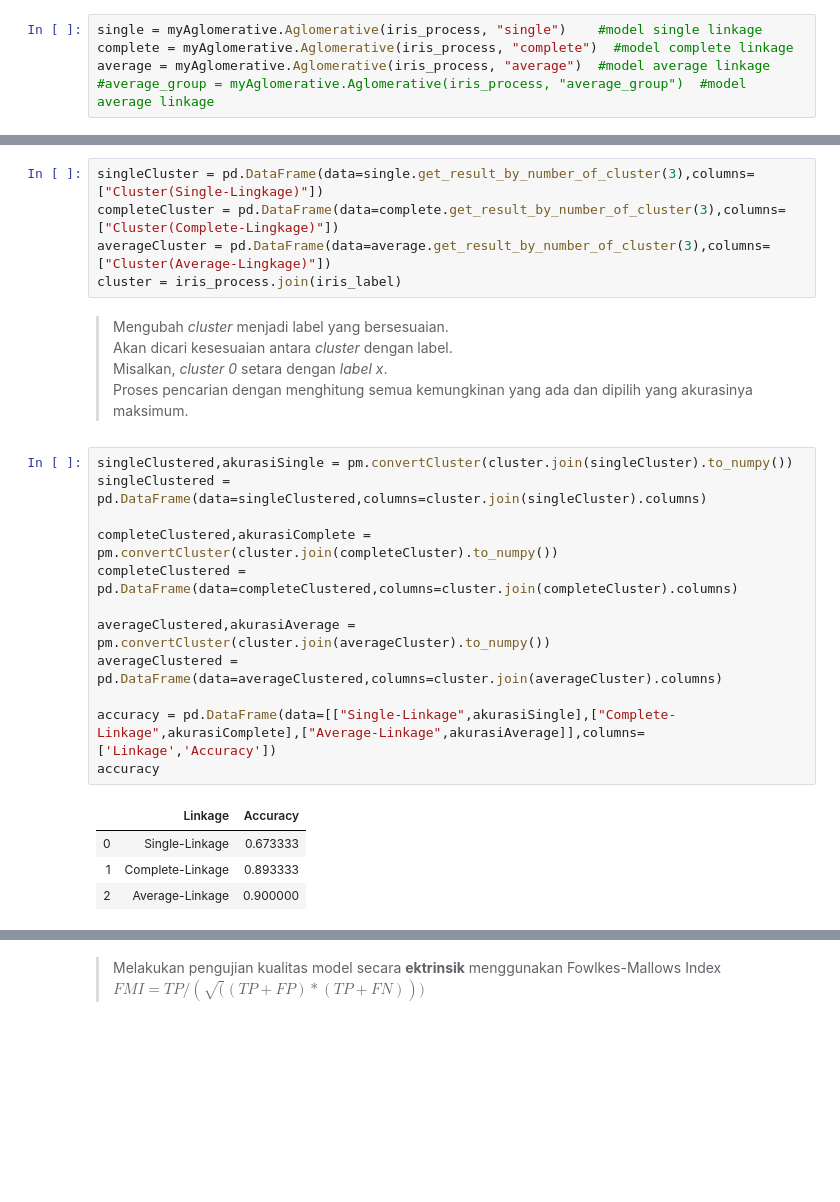
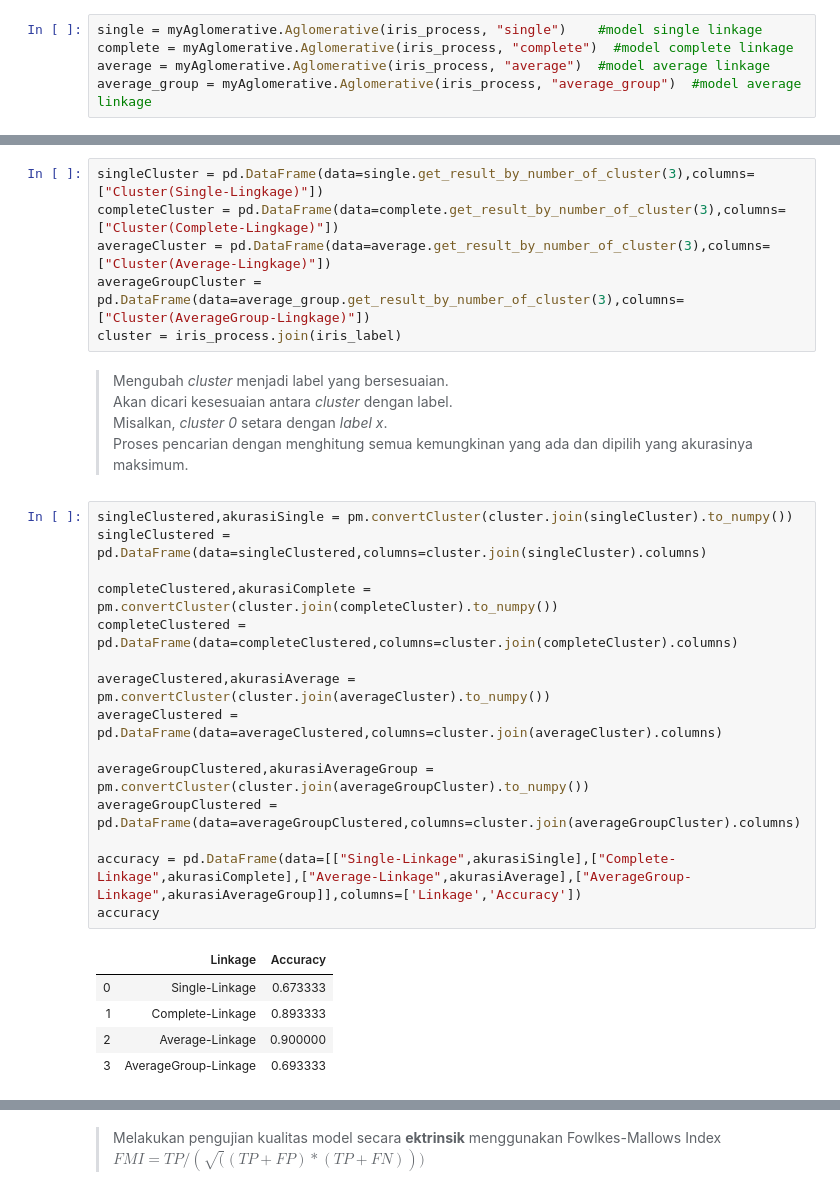
Before and after one commit to akmalamka/myKMeansAndmyAgglomerative, a Jupyter notebook: Tubes2B(verNurdin).ipynb, the cells around one changed output, grey strips where cells are left out. Saved outputs shown, nothing was run; the diff lists cells and outputs as text; blank space fills up the shorter version.

```diff
--- a/Tubes2B(verNurdin).ipynb
+++ b/Tubes2B(verNurdin).ipynb
@@ -32,13 +34,14 @@ iris_label = iris.iloc[:,5]
 single = myAglomerative.Aglomerative(iris_process, "single")    #model single linkage
 complete = myAglomerative.Aglomerative(iris_process, "complete")  #model complete linkage
 average = myAglomerative.Aglomerative(iris_process, "average")  #model average linkage
-#average_group = myAglomerative.Aglomerative(iris_process, "average_group")  #model average linkage
+average_group = myAglomerative.Aglomerative(iris_process, "average_group")  #model average linkage
 # %% [markdown]
 > Melakukan *clustering* dengan jumlah *cluster* = 3
 # %%
 singleCluster = pd.DataFrame(data=single.get_result_by_number_of_cluster(3),columns=["Cluster(Single-Lingkage)"])
 completeCluster = pd.DataFrame(data=complete.get_result_by_number_of_cluster(3),columns=["Cluster(Complete-Lingkage)"])
 averageCluster = pd.DataFrame(data=average.get_result_by_number_of_cluster(3),columns=["Cluster(Average-Lingkage)"])
+averageGroupCluster = pd.DataFrame(data=average_group.get_result_by_number_of_cluster(3),columns=["Cluster(AverageGroup-Lingkage)"])
 cluster = iris_process.join(iris_label)
 # %% [markdown]
 > Mengubah *cluster* menjadi label yang bersesuaian. <br>
@@ -48,18 +51,22 @@ cluster = iris_process.join(iris_label)
 # %%
 singleClustered,akurasiSingle = pm.convertCluster(cluster.join(singleCluster).to_numpy())
 singleClustered = pd.DataFrame(data=singleClustered,columns=cluster.join(singleCluster).columns)
 
 completeClustered,akurasiComplete = pm.convertCluster(cluster.join(completeCluster).to_numpy())
 completeClustered = pd.DataFrame(data=completeClustered,columns=cluster.join(completeCluster).columns)
 
 averageClustered,akurasiAverage = pm.convertCluster(cluster.join(averageCluster).to_numpy())
 averageClustered = pd.DataFrame(data=averageClustered,columns=cluster.join(averageCluster).columns)
 
-accuracy = pd.DataFrame(data=[["Single-Linkage",akurasiSingle],["Complete-Linkage",akurasiComplete],["Average-Linkage",akurasiAverage]],columns=['Linkage','Accuracy'])
+averageGroupClustered,akurasiAverageGroup = pm.convertCluster(cluster.join(averageGroupCluster).to_numpy())
+averageGroupClustered = pd.DataFrame(data=averageGroupClustered,columns=cluster.join(averageGroupCluster).columns)
+
+accuracy = pd.DataFrame(data=[["Single-Linkage",akurasiSingle],["Complete-Linkage",akurasiComplete],["Average-Linkage",akurasiAverage],["AverageGroup-Linkage",akurasiAverageGroup]],columns=['Linkage','Accuracy'])
 accuracy
 # %% [output]
 |  | Linkage | Accuracy |
 | 0 | Single-Linkage | 0.673333 |
 | 1 | Complete-Linkage | 0.893333 |
 | 2 | Average-Linkage | 0.900000 |
+| 3 | AverageGroup-Linkage | 0.693333 |
 # %%
```
Also changed, not shown: parts of 18 cells of this notebook, 2 other files.
